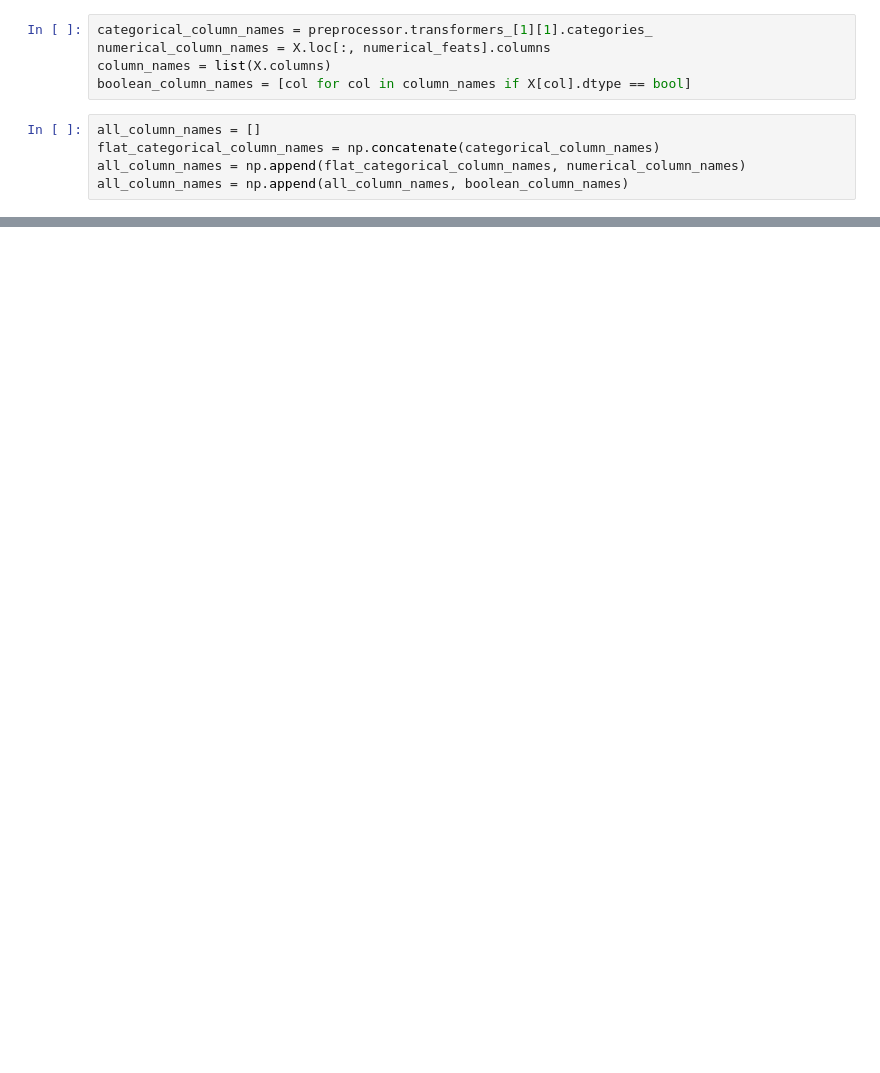
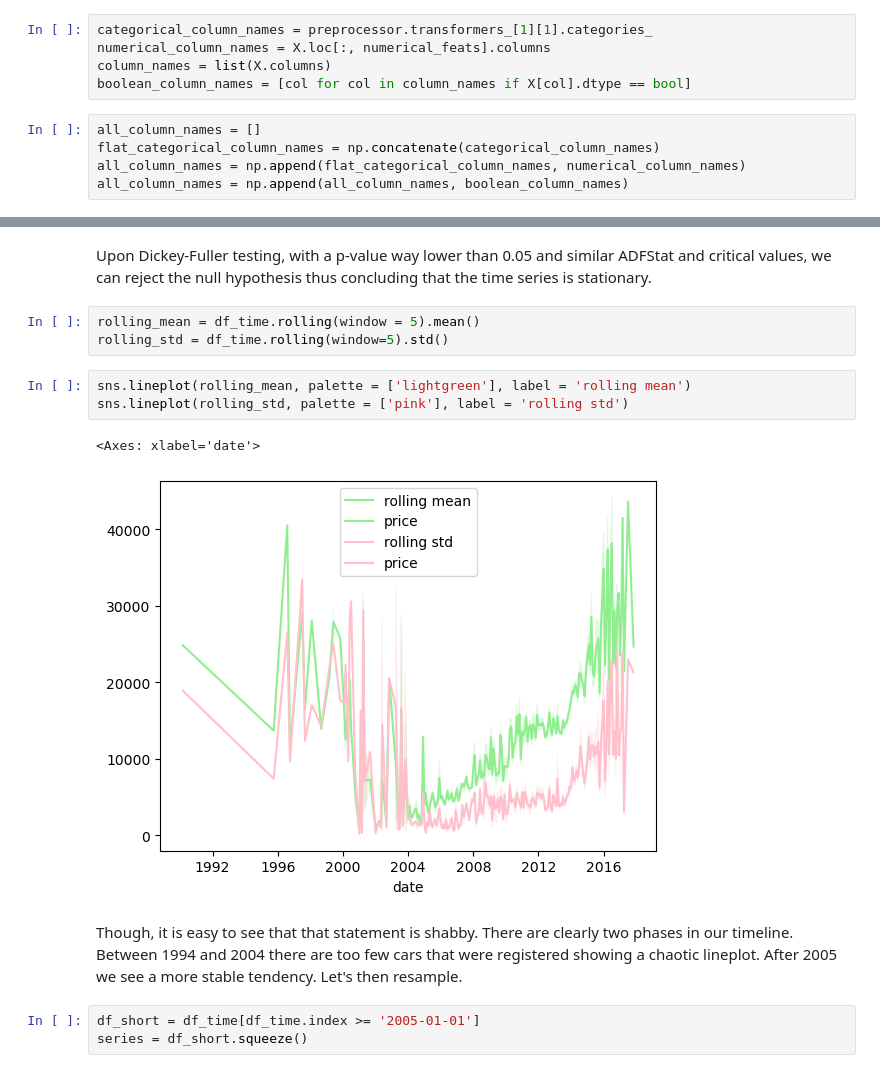
Before and after one commit to Mauvois/checkpoint_1, a Jupyter notebook: checkpoint1_MAUVOIS.ipynb, the cells around one changed output, grey strips where cells are left out. Drawn from its saved outputs; the diff is of its cells as text; blank space fills up the shorter version.

```diff
--- a/checkpoint1_MAUVOIS.ipynb
+++ b/checkpoint1_MAUVOIS.ipynb
@@ -481,0 +490,16 @@ sns.catplot(x="feature_names",
+# %% [markdown]
+Upon Dickey-Fuller testing, with a p-value way lower than 0.05 and similar ADFStat and critical values, we can reject the null hypothesis thus concluding that the time series is stationary.
+# %%
+rolling_mean = df_time.rolling(window = 5).mean()
+rolling_std = df_time.rolling(window=5).std()
+# %%
+sns.lineplot(rolling_mean, palette = ['lightgreen'], label = 'rolling mean')
+sns.lineplot(rolling_std, palette = ['pink'], label = 'rolling std')
+# %% [output]
+<Axes: xlabel='date'>
+[figure, added]
+# %% [markdown]
+Though, it is easy to see that that statement is shabby. There are clearly two phases in our timeline. Between 1994 and 2004 there are too few cars that were registered showing a chaotic lineplot. After 2005 we see a more stable tendency. Let's then resample.
+# %%
+df_short = df_time[df_time.index >= '2005-01-01']
+series = df_short.squeeze()
```
Also changed, not shown: parts of 47 cells of this notebook.
